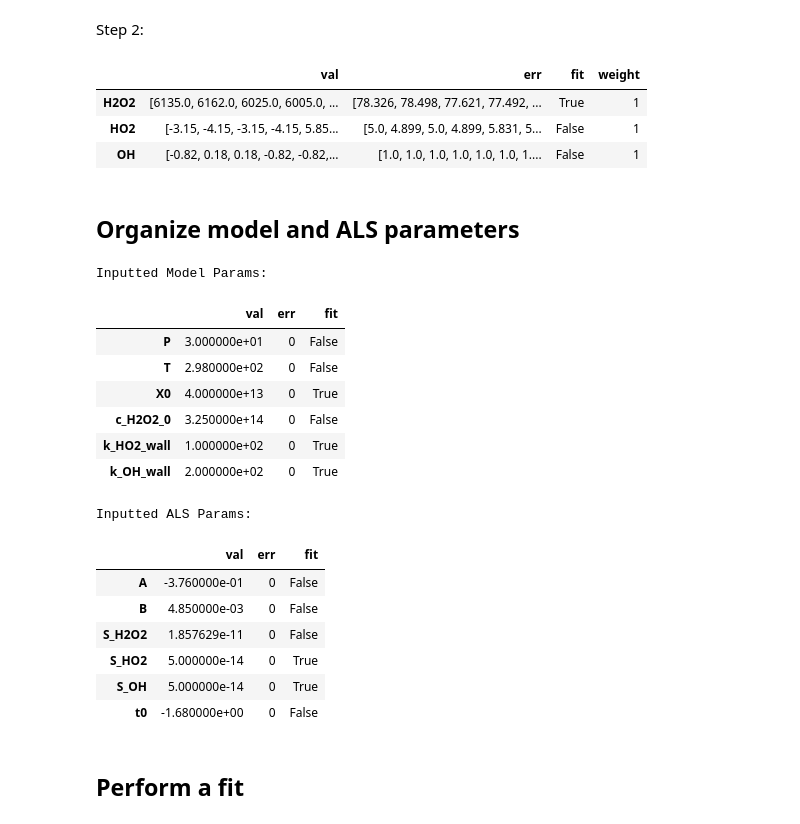
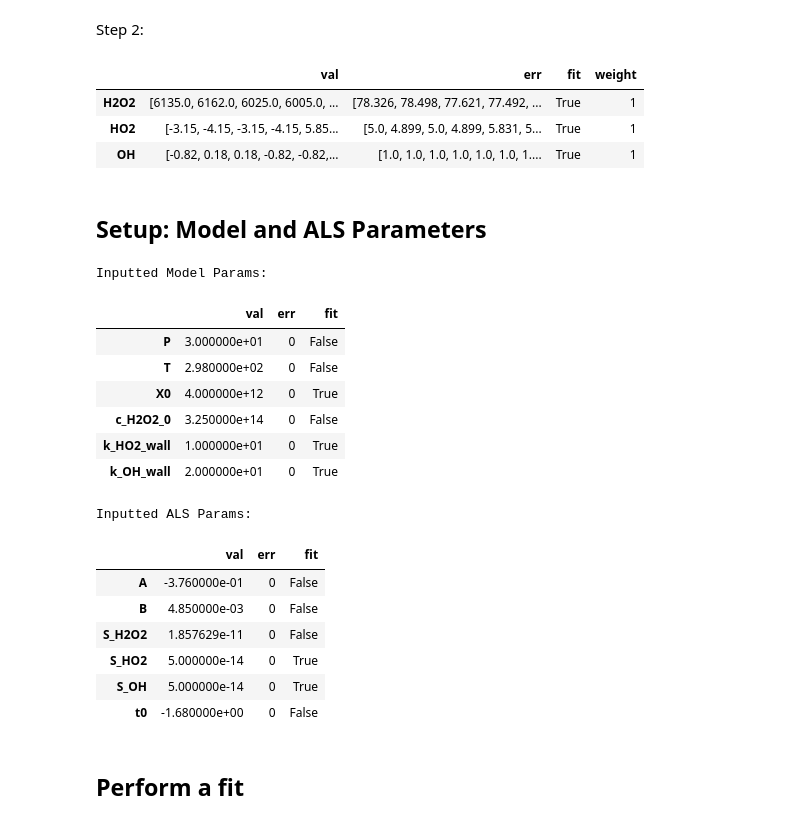
Before and after one commit to mdsmarte/ALS-Kinetic-Model, a Jupyter notebook: ex_notebook_1.ipynb, the cells around one changed output. Saved outputs shown, nothing was run; the diff lists cells and outputs as text; code cells hidden in the pictures.

```diff
--- a/ex_notebook_1.ipynb
+++ b/ex_notebook_1.ipynb
@@ -41,54 +45,54 @@ Step 2:
 # %%
 data = {}
 data['H2O2'] = {'val':df_val['H2O2'].values, 'err':df_err['H2O2'].values, 'fit':True, 'weight':1}
-data['HO2']  = {'val':df_val['HO2'].values,  'err':df_err['HO2'].values,  'fit':False, 'weight':1}
-data['OH']   = {'val':df_val['OH'].values,   'err':df_err['OH'].values,   'fit':False, 'weight':1}
+data['HO2']  = {'val':df_val['HO2'].values,  'err':df_err['HO2'].values,  'fit':True, 'weight':1}
+data['OH']   = {'val':df_val['OH'].values,   'err':df_err['OH'].values,   'fit':True, 'weight':1}
 data = pd.DataFrame.from_dict(data, orient='index')
 display(data)
 # %% [output]
 |  | val | err | fit | weight |
 | H2O2 | [6135.0, 6162.0, 6025.0, 6005.0, ... | [78.326, 78.498, 77.621, 77.492, ... | True | 1 |
-| HO2 | [-3.15, -4.15, -3.15, -4.15, 5.85... | [5.0, 4.899, 5.0, 4.899, 5.831, 5... | False | 1 |
-| OH | [-0.82, 0.18, 0.18, -0.82, -0.82,... | [1.0, 1.0, 1.0, 1.0, 1.0, 1.0, 1.... | False | 1 |
+| HO2 | [-3.15, -4.15, -3.15, -4.15, 5.85... | [5.0, 4.899, 5.0, 4.899, 5.831, 5... | True | 1 |
+| OH | [-0.82, 0.18, 0.18, -0.82, -0.82,... | [1.0, 1.0, 1.0, 1.0, 1.0, 1.0, 1.... | True | 1 |
 # %% [markdown]
-## Organize model and ALS parameters
+## Setup: Model and ALS Parameters
 # %%
 c_H2O2_0 = 3.25e14
 idx_zero = np.abs(t-(-1.68)).argmin()
 S_H2O2 = df_val.iloc[:idx_zero,df_val.columns.get_loc('H2O2')].mean() / c_H2O2_0
 
 model_params = {}
-model_params['X0'] =         {'val':4.0e13,     'err':0,  'fit':True}
-model_params['k_OH_wall'] =  {'val':200.,        'err':0, 'fit':True}
-model_params['k_HO2_wall'] = {'val':100.,        'err':0, 'fit':True}
+model_params['X0'] =         {'val':4.0e12,     'err':0,  'fit':True}
+model_params['k_OH_wall'] =  {'val':20.,        'err':0, 'fit':True}
+model_params['k_HO2_wall'] = {'val':10.,        'err':0, 'fit':True}
 model_params['T'] =          {'val':298.,       'err':0,  'fit':False}
 model_params['P'] =          {'val':30.,        'err':0,  'fit':False}
 model_params['c_H2O2_0'] =   {'val':c_H2O2_0,   'err':0,  'fit':False}
 model_params = pd.DataFrame.from_dict(model_params, orient='index')
 
 print('Inputted Model Params:')
 display(model_params)
 
 ALS_params = {}
 ALS_params['S_H2O2'] =  {'val':S_H2O2,    'err':0, 'fit':False}
 ALS_params['S_OH'] =    {'val':5e-14,     'err':0, 'fit':True}
 ALS_params['S_HO2'] =   {'val':5e-14,     'err':0, 'fit':True}
 ALS_params['A'] =       {'val':-3.76e-1,  'err':0, 'fit':False}
 ALS_params['B'] =       {'val':4.85e-3,   'err':0, 'fit':False}
 ALS_params['t0'] =      {'val':-1.68,     'err':0, 'fit':False}
 ALS_params = pd.DataFrame.from_dict(ALS_params, orient='index')
 
 print('Inputted ALS Params:')
 display(ALS_params)
 # %% [output]
 Inputted Model Params:
 |  | val | err | fit |
 | P | 3.000000e+01 | 0 | False |
 | T | 2.980000e+02 | 0 | False |
-| X0 | 4.000000e+13 | 0 | True |
+| X0 | 4.000000e+12 | 0 | True |
 | c_H2O2_0 | 3.250000e+14 | 0 | False |
-| k_HO2_wall | 1.000000e+02 | 0 | True |
-| k_OH_wall | 2.000000e+02 | 0 | True |
+| k_HO2_wall | 1.000000e+01 | 0 | True |
+| k_OH_wall | 2.000000e+01 | 0 | True |
 Inputted ALS Params:
 |  | val | err | fit |
 | A | -3.760000e-01 | 0 | False |
```
Also changed, not shown: parts of 8 cells of this notebook, 2 other files.
